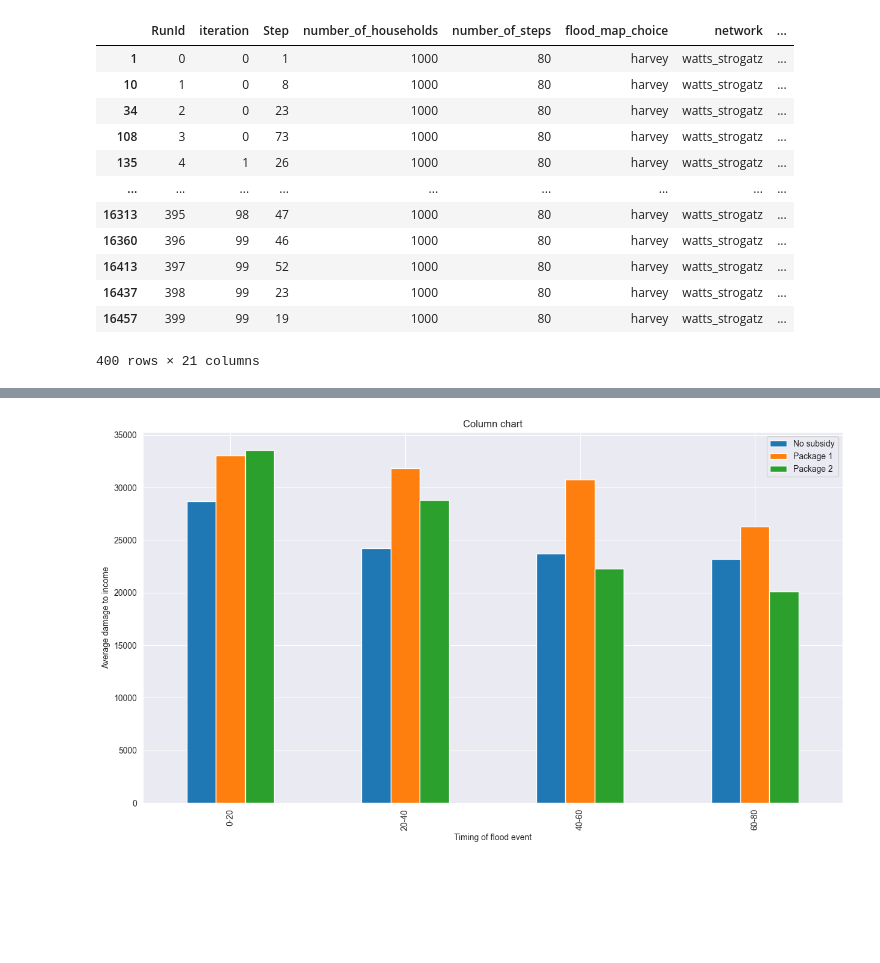
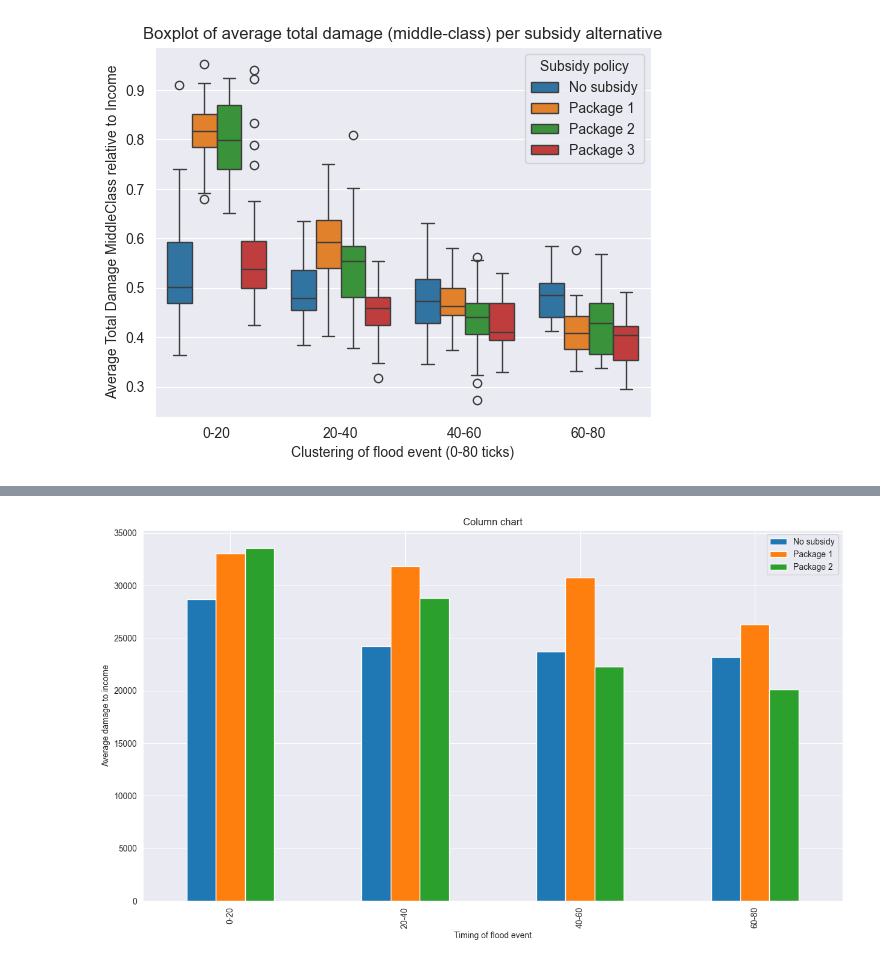
Before and after one commit to Martijntjevdg/SEN1211-ABM, a Jupyter notebook: base_model_mesa/model/PolicyExperimentsAnalysis.ipynb, the cells around one changed output, grey strips where cells are left out. Saved outputs shown, nothing was run; the diff lists cells and outputs as text; code cells hidden in the pictures; blank space fills up the shorter version.

```diff
--- a/base_model_mesa/model/PolicyExperimentsAnalysis.ipynb
+++ b/base_model_mesa/model/PolicyExperimentsAnalysis.ipynb
@@ -119,16 +104,28 @@ sns.lineplot(x='Time', y='Package 2', data=experiment_data)
 # %%
+#MIDDLE-CLASS
+# Assuming 'data' is your DataFrame with damage columns for each income class
+# Replace this line with your actual DataFrame
+data_experiments2 = pd.DataFrame({
+    'Flood event': results_final['Cluster'],
+    'No subsidy': no_subsidy['AverageIncomeToDamageMiddleClassHousehold'],
+    'Package 1': package_1['AverageIncomeToDamageMiddleClassHousehold'],
+    'Package 2': package_2['AverageIncomeToDamageMiddleClassHousehold'],
+    'Package 3': package_3['AverageIncomeToDamageMiddleClassHousehold']
+})
+
+# Reshape the DataFrame to long format
+melted2_data = pd.melt(data_experiments2, id_vars=['Flood event'], var_name='Subsidy policy', value_name='total_damage')
+
+# Create the boxplot using Seaborn
+sns.boxplot(x=melted2_data['Flood event'], y=melted2_data['total_damage'], hue=melted2_data['Subsidy policy'])
+
+plt.title('Boxplot of average total damage (middle-class) per subsidy alternative')
+plt.xlabel('Clustering of flood event (0-80 ticks)')
+plt.ylabel('Average Total Damage MiddleClass relative to Income')
+
+output_path_experiments = r'../result_figures/Boxplot_Experiments.png'
+plt.savefig(output_path_experiments)
+plt.show()
 # %% [output]
-|  | RunId | iteration | Step | number_of_households | number_of_steps | flood_map_choice | network | ... |
-| 1 | 0 | 0 | 1 | 1000 | 80 | harvey | watts_strogatz | ... |
-| 10 | 1 | 0 | 8 | 1000 | 80 | harvey | watts_strogatz | ... |
-| 34 | 2 | 0 | 23 | 1000 | 80 | harvey | watts_strogatz | ... |
-| 108 | 3 | 0 | 73 | 1000 | 80 | harvey | watts_strogatz | ... |
-| 135 | 4 | 1 | 26 | 1000 | 80 | harvey | watts_strogatz | ... |
-| ... | ... | ... | ... | ... | ... | ... | ... | ... |
-| 16313 | 395 | 98 | 47 | 1000 | 80 | harvey | watts_strogatz | ... |
-| 16360 | 396 | 99 | 46 | 1000 | 80 | harvey | watts_strogatz | ... |
-| 16413 | 397 | 99 | 52 | 1000 | 80 | harvey | watts_strogatz | ... |
-| 16437 | 398 | 99 | 23 | 1000 | 80 | harvey | watts_strogatz | ... |
-| 16457 | 399 | 99 | 19 | 1000 | 80 | harvey | watts_strogatz | ... |
-400 rows × 21 columns
+[figure, added]
 # %%
```
Also changed, not shown: parts of 7 cells of this notebook, 4 other files.
